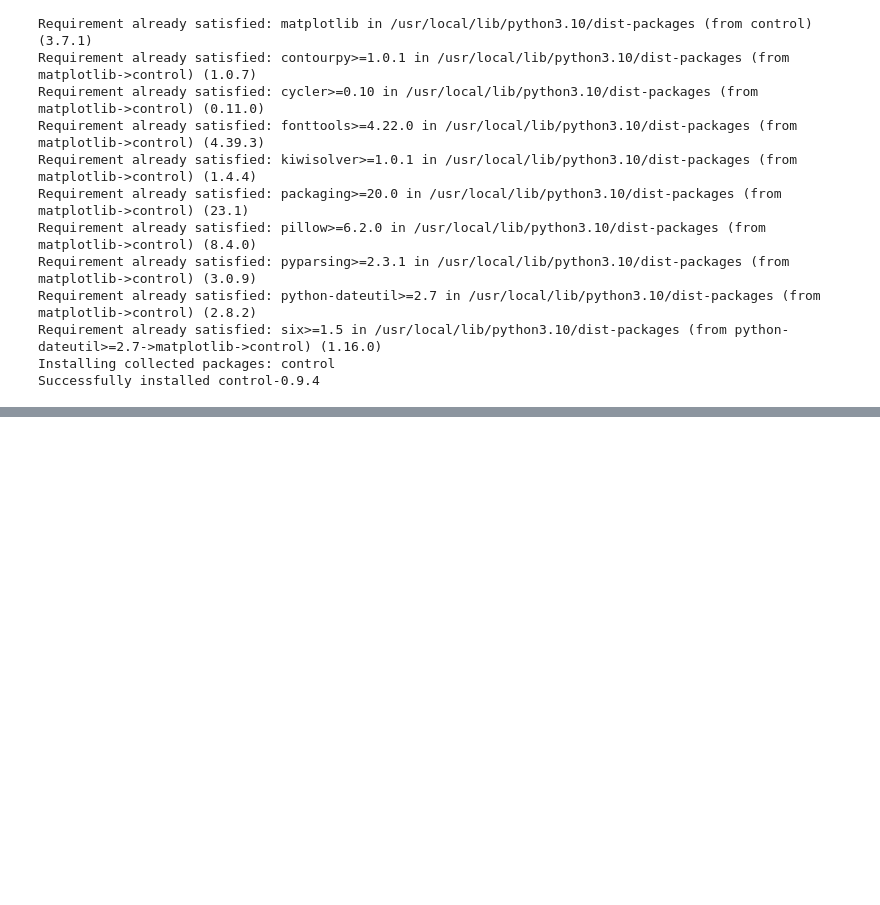
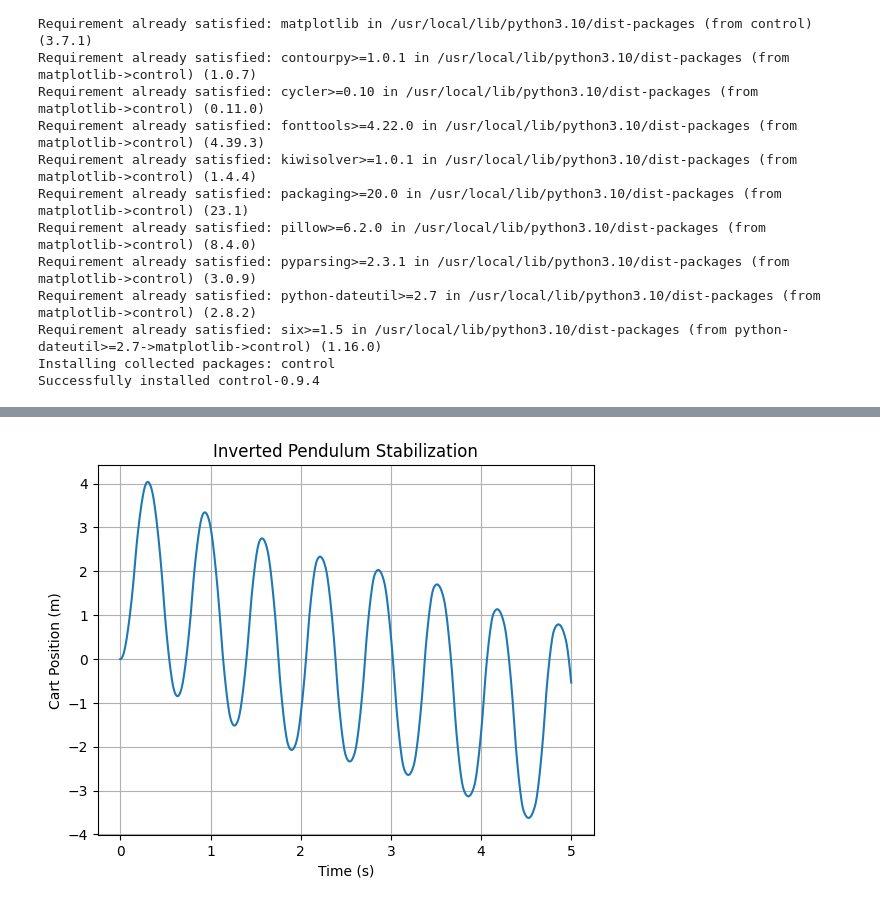
Before and after one commit to ME-UoP-ME421-Feb-2023/Rankine-RF, a Jupyter notebook: GroupRF_ControlSystems_Lab.ipynb, the cells around one changed output, grey strips where cells are left out. Saved outputs shown, nothing was run; the diff lists cells and outputs as text; code cells hidden in the pictures; blank space fills up the shorter version.

```diff
--- a/GroupRF_ControlSystems_Lab.ipynb
+++ b/GroupRF_ControlSystems_Lab.ipynb
@@ -1314,0 +1253,67 @@ ValueError: ignored
+# %%
+import numpy as np
+from scipy.integrate import solve_ivp
+import matplotlib.pyplot as plt
+
+def inverted_pendulum_controller(Kp, Ki, Kd):
+    # Define the plant dynamics
+    m = 0.5  # Mass of the cart (kg)
+    M = 0.2  # Mass of the pendulum (kg)
+    l = 0.3  # Length of the pendulum (m)
+    g = 9.8  # Acceleration due to gravity (m/s^2)
+    J = M * l ** 2  # Moment of inertia of the pendulum
+
+    def dynamics(t, states):
+        x, dx, theta, dtheta = states
+
+        # Calculate the control input using PID controller
+        u = Kp * theta + Kd * dtheta + Ki * np.cumsum(theta)
+
+        # Compute the dynamics of the system
+        dx_dt = dx
+        ddx_dt = (m * l * dtheta ** 2 * np.sin(theta) - m * g * np.sin(theta) * np.cos(theta) + u) / \
+                 (M + m * (1 - np.cos(theta) ** 2))
+        dtheta_dt = dtheta
+        ddtheta_dt = -((M + m) * g * np.sin(theta) + m * l * dtheta ** 2 * np.sin(theta) * np.cos(theta) - u * np.cos(theta)) / \
+                     (l * (M + m * (1 - np.cos(theta) ** 2)))
+
+        return [dx_dt, ddx_dt, dtheta_dt, ddtheta_dt]
+
+    # Set the initial conditions
+    x0 = 0.0  # Initial position of the cart (m)
+    dx0 = 0.0  # Initial velocity of the cart (m/s)
+    theta0 = np.pi + 0.1  # Initial angle of the pendulum (rad)
+    dtheta0 = 0.0  # Initial angular velocity of the pendulum (rad/s)
+    initial_conditions = [x0, dx0, theta0, dtheta0]
+
+    # Set the time span
+    t_start = 0.0  # Start time (s)
+    t_end = 5.0  # End time (s)
+    t_span = (t_start, t_end)
+
+    # Solve the differential equations
+    sol = solve_ivp(dynamics, t_span, initial_conditions, method='RK45', dense_output=True)
+
+    # Evaluate the solution
+    t = np.linspace(t_start, t_end, 1000)
+    y = sol.sol(t)
+
+    return t, y[0]
+
+# Set the PID controller gains
+Kp = 10.0
+Ki = 2.0
+Kd = 0.1
+
+# Run the simulation with the inverted pendulum controller
+t, y = inverted_pendulum_controller(Kp, Ki, Kd)
+
+# Plot the response
+plt.plot(t, y)
+plt.xlabel('Time (s)')
+plt.ylabel('Cart Position (m)')
+plt.title('Inverted Pendulum Stabilization')
+plt.grid(True)
+plt.show()
+# %% [output]
+[figure, added]
```
Also changed, not shown: parts of 1 cell of this notebook.
